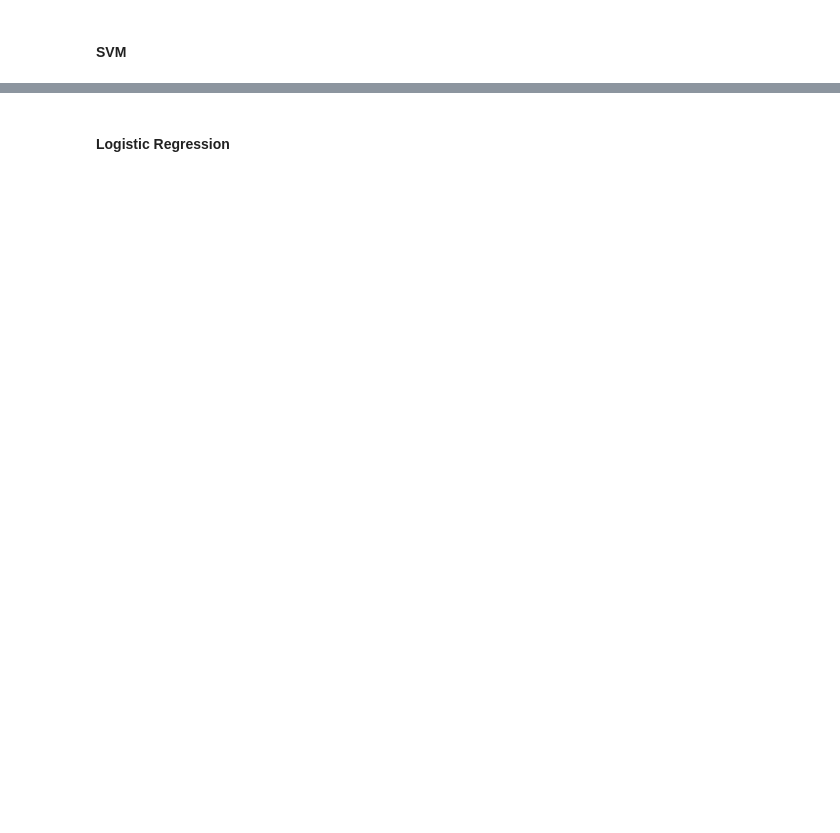
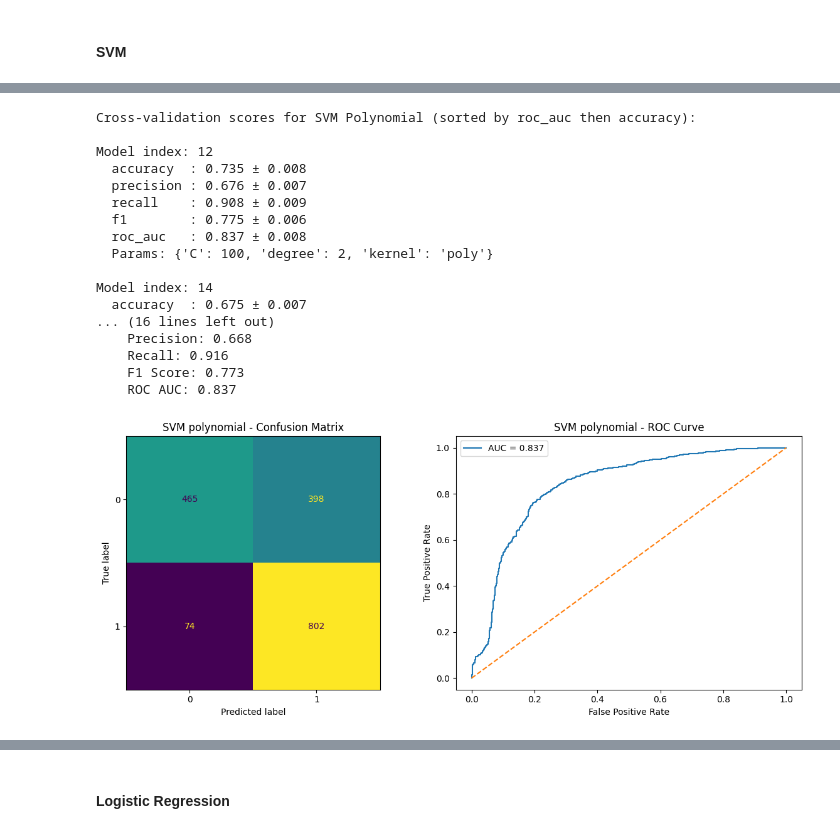
Before and after one commit to YarinArava/SpaceShipTitanic_FinalProject, a Jupyter notebook: Spaceship_Titanic_corrected.ipynb, the cells around one changed output, grey strips where cells are left out. Saved outputs shown, nothing was run; the diff lists cells and outputs as text; code cells hidden in the pictures; blank space fills up the shorter version.

```diff
--- a/Spaceship_Titanic_corrected.ipynb
+++ b/Spaceship_Titanic_corrected.ipynb
@@ -2400,3 +2401,46 @@ Cross-validation scores for SVM polynomial (best by roc_auc):
+# %%
+svm_poly = SVC(probability=False)
+param_poly = {
+    "kernel": ["poly"],
+    "C": [0.01, 0.1, 1, 10, 100],
+    "degree": [2, 3, 4]
+}
+
+cv_tune_svm = RepeatedStratifiedKFold(n_splits=5, n_repeats=5)
+
+search_svm_poly, svm_poly_best_model, svm_poly_best_params, svm_poly_cv_results = \
+    evaluate_model(svm_poly, param_poly, X_train, y_train, cv=cv_tune_svm)
+
+print_scores_roc_acc("SVM Polynomial", svm_poly_cv_results)
+
+# Visualize performance of the best SVM polynomial model on the test set
+test_pred = svm_poly_best_model.predict(X_test)
+test_prob = svm_poly_best_model.decision_function(X_test)
+
+print("\nTest set performance for SVM polynomial:")
+SVM_poly_reslist = comp_all_scores(y_test, test_pred, test_prob)
+plot_cm_and_roc(y_test, test_pred, test_prob, model_name="SVM polynomial")
+
+tests_results['SVM Polynomial'] = SVM_poly_reslist
+# %% [output]
+Cross-validation scores for SVM Polynomial (sorted by roc_auc then accuracy):
+
+Model index: 12
+  accuracy  : 0.735 ± 0.008
+  precision : 0.676 ± 0.007
+  recall    : 0.908 ± 0.009
+  f1        : 0.775 ± 0.006
+  roc_auc   : 0.837 ± 0.008
+  Params: {'C': 100, 'degree': 2, 'kernel': 'poly'}
+
+Model index: 14
+  accuracy  : 0.675 ± 0.007
+... (16 lines left out)
+    Precision: 0.668
+    Recall: 0.916
+    F1 Score: 0.773
+    ROC AUC: 0.837
+[figure, added]
 # %%
 svm_rbf = SVC(probability=False)
 param_rbf = {
```
Also changed, not shown: parts of 22 cells of this notebook, 3 other files.
